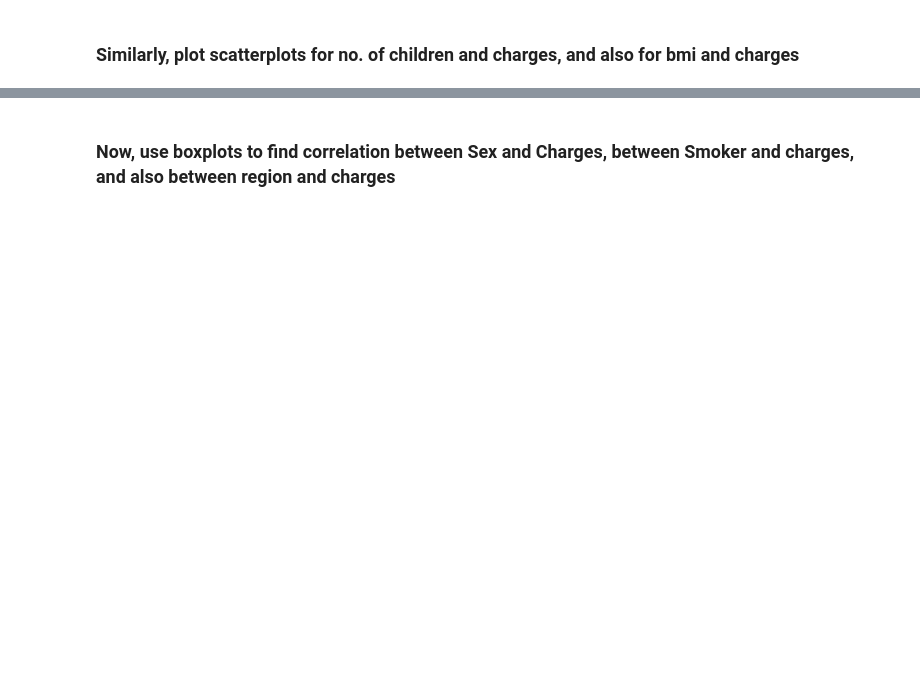
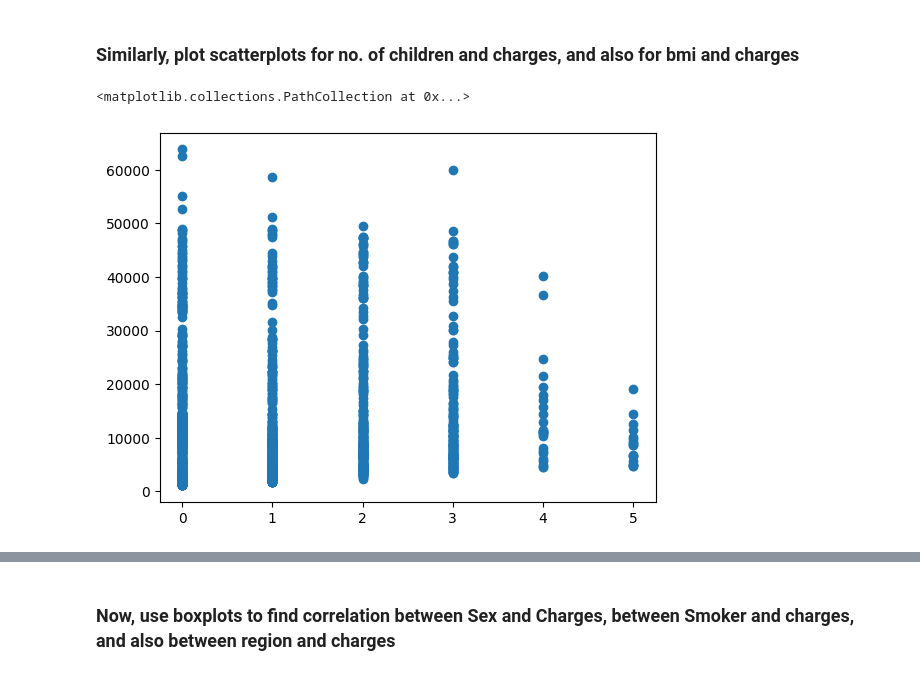
Before and after one commit to notsamaltman/Synapse_LP, a Jupyter notebook: Synapse_LP_Task2.ipynb, the cells around one changed output, grey strips where cells are left out. Drawn from its saved outputs; the diff is of its cells as text; code cells hidden in the pictures; blank space fills up the shorter version.

```diff
--- a/Synapse_LP_Task2.ipynb
+++ b/Synapse_LP_Task2.ipynb
@@ -63,2 +128,7 @@ https://drive.google.com/file/d/1ld8fGZYBi5ytg8b1CcZJvPaXfhVzIhoZ/view?usp=shari
 # %% [markdown]
 ### Similarly, plot scatterplots for no. of children and charges, and also for bmi and charges
+# %%
+plt.scatter(df['children'],df['charges'])
+# %% [output]
+<matplotlib.collections.PathCollection at 0x...>
+[figure, added]
```
Also changed, not shown: parts of 23 cells of this notebook.
